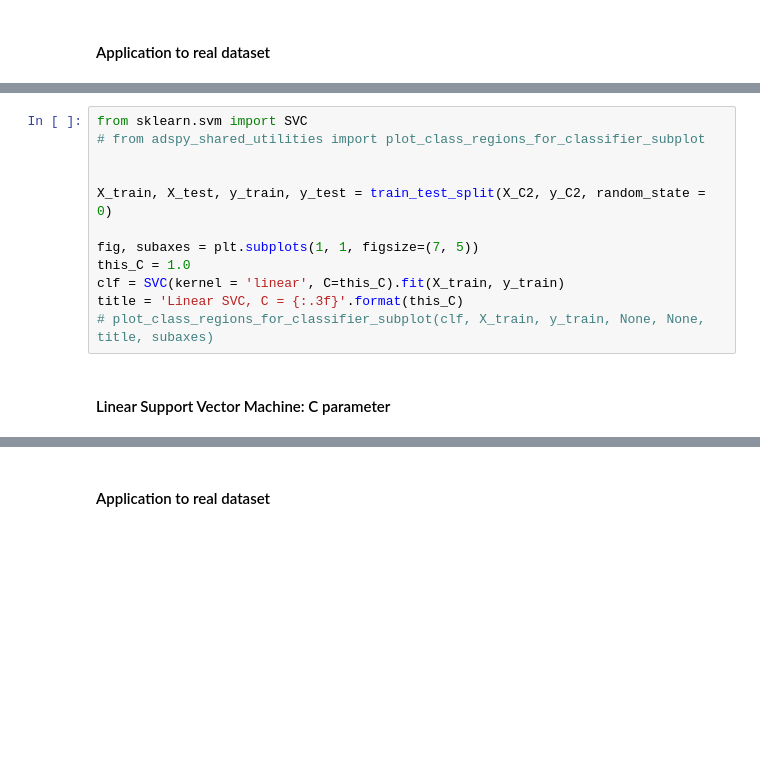
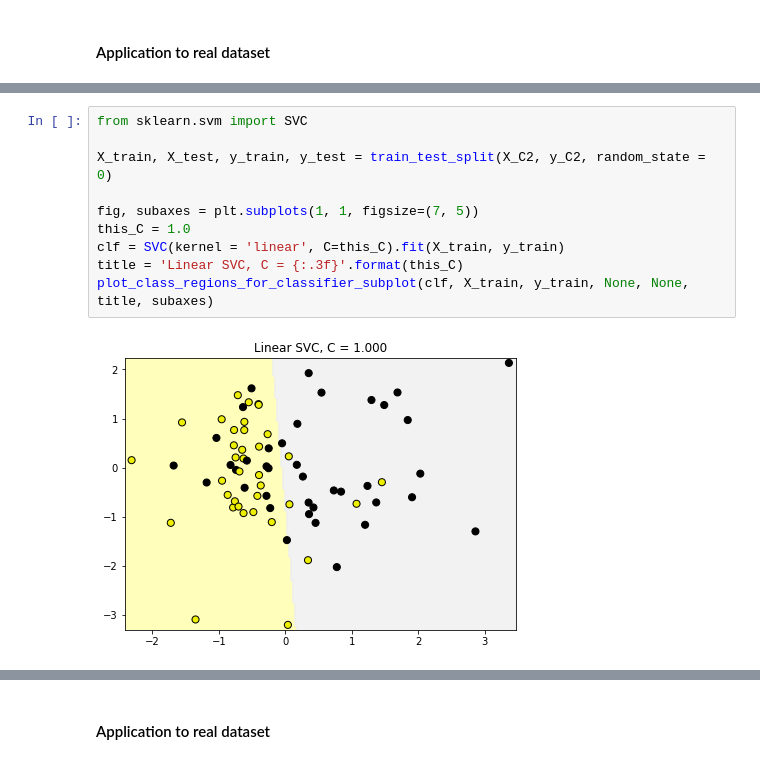
Before and after one commit to geocarvalho/python-ds, a Jupyter notebook: applied-data-science-with-python/applied_ml_in_python/week2_applied_ml_in_python.ipynb, the cells around one changed output, grey strips where cells are left out. Saved outputs shown, nothing was run; the diff lists cells and outputs as text; blank space fills up the shorter version.

```diff
--- a/applied-data-science-with-python/applied_ml_in_python/week2_applied_ml_in_python.ipynb
+++ b/applied-data-science-with-python/applied_ml_in_python/week2_applied_ml_in_python.ipynb
@@ -1046,14 +1086,12 @@ print('Accuracy of Logistic regression classifier on test set: {:.2f}'
 # %%
 from sklearn.svm import SVC
-# from adspy_shared_utilities import plot_class_regions_for_classifier_subplot
-
 
 X_train, X_test, y_train, y_test = train_test_split(X_C2, y_C2, random_state = 0)
 
 fig, subaxes = plt.subplots(1, 1, figsize=(7, 5))
 this_C = 1.0
 clf = SVC(kernel = 'linear', C=this_C).fit(X_train, y_train)
 title = 'Linear SVC, C = {:.3f}'.format(this_C)
-# plot_class_regions_for_classifier_subplot(clf, X_train, y_train, None, None, title, subaxes)
+plot_class_regions_for_classifier_subplot(clf, X_train, y_train, None, None, title, subaxes)
+# %% [output]
+[figure, added]
-# %% [markdown]
-#### Linear Support Vector Machine: C parameter
```
Also changed, not shown: parts of 43 cells of this notebook.
